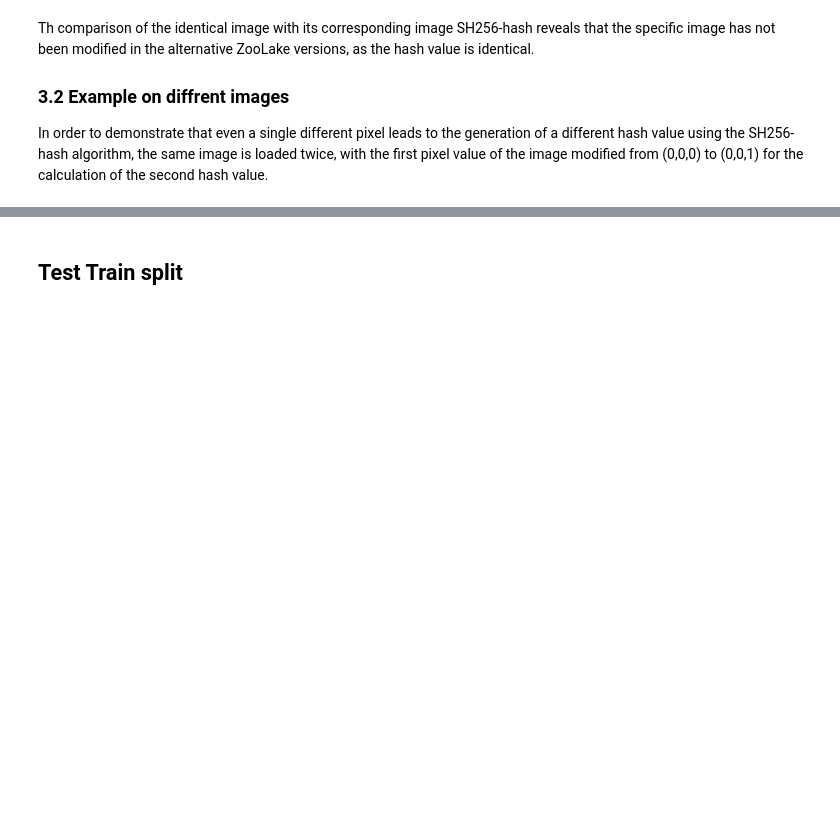
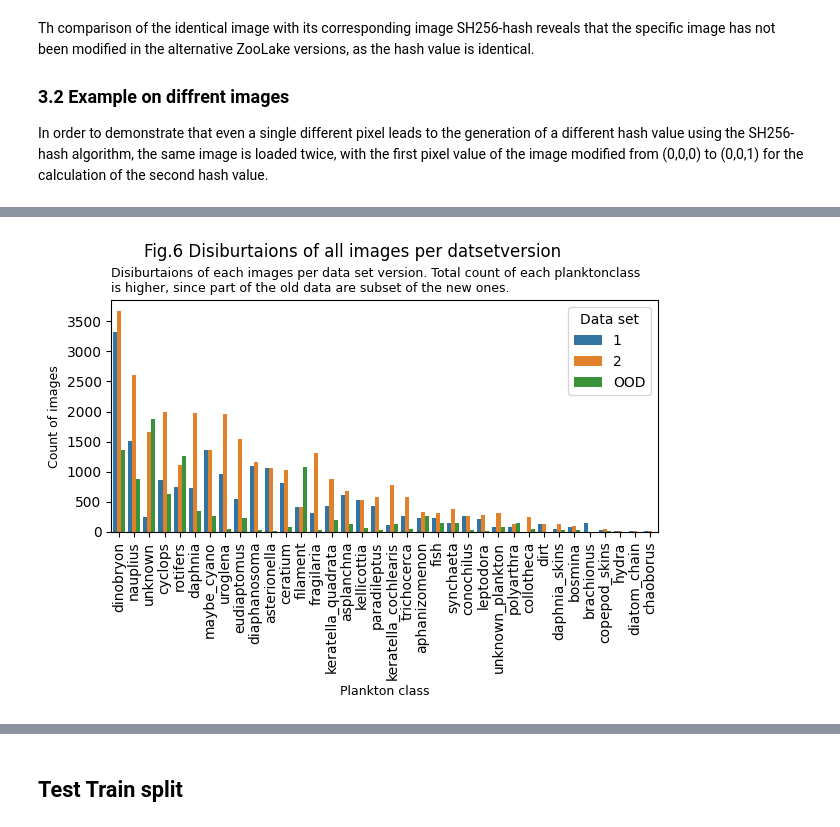
Before and after one commit to JuanFelipeRuiz/lit_ecology_classifier, a Jupyter notebook: notebooks/1_dataset_overview.ipynb, the cells around one changed output, grey strips where cells are left out. Cells and saved outputs as stored; diff of their text form; code cells hidden in the pictures; blank space fills up the shorter version.

```diff
--- a/notebooks/1_dataset_overview.ipynb
+++ b/notebooks/1_dataset_overview.ipynb
@@ -576,0 +566,12 @@ plot_images_with_same_hash(image_hashes_df, hash_algorithm='hash256', dataset_ve
+# %%
+
+title1 = "Fig.6 Disiburtaions of all images per datsetversion"
+title2 =    f"Disiburtaions of each images per data set version. Total count of each planktonclass\n\
+is higher, since part of the old data are subset of the new ones."
+
+sets_to_keep = ["1", "2", "OOD"]
+filtered_raw_df = raw_overview_df.loc[raw_overview_df["data_set_version"].isin(sets_to_keep)]
+plt = plot_distirbutions_of_plankton_classes(filtered_raw_df, hue = "data_set_version" , y_bar= False)
+plt = plot_add_titels(plt, title1, title2)
+# %% [output]
+[figure, added]
```
Also changed, not shown: parts of 48 cells of this notebook, 2 other files.
